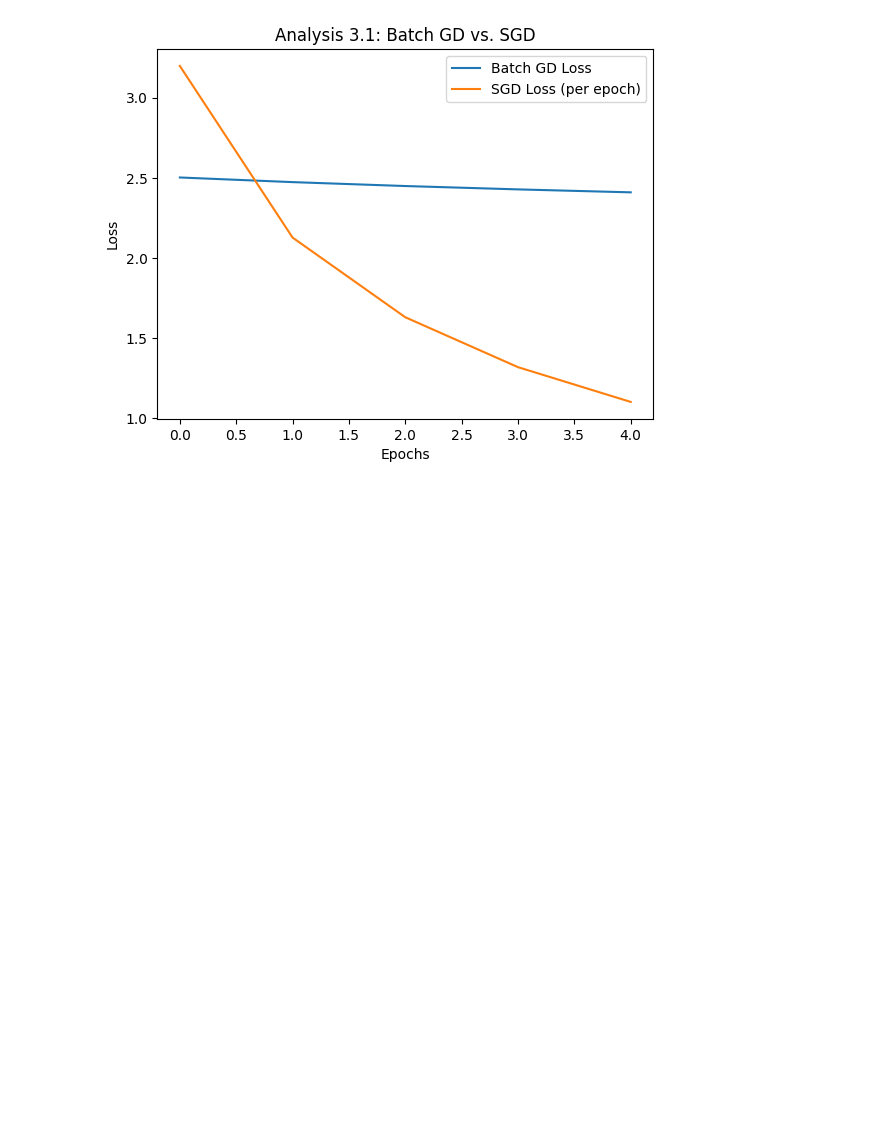
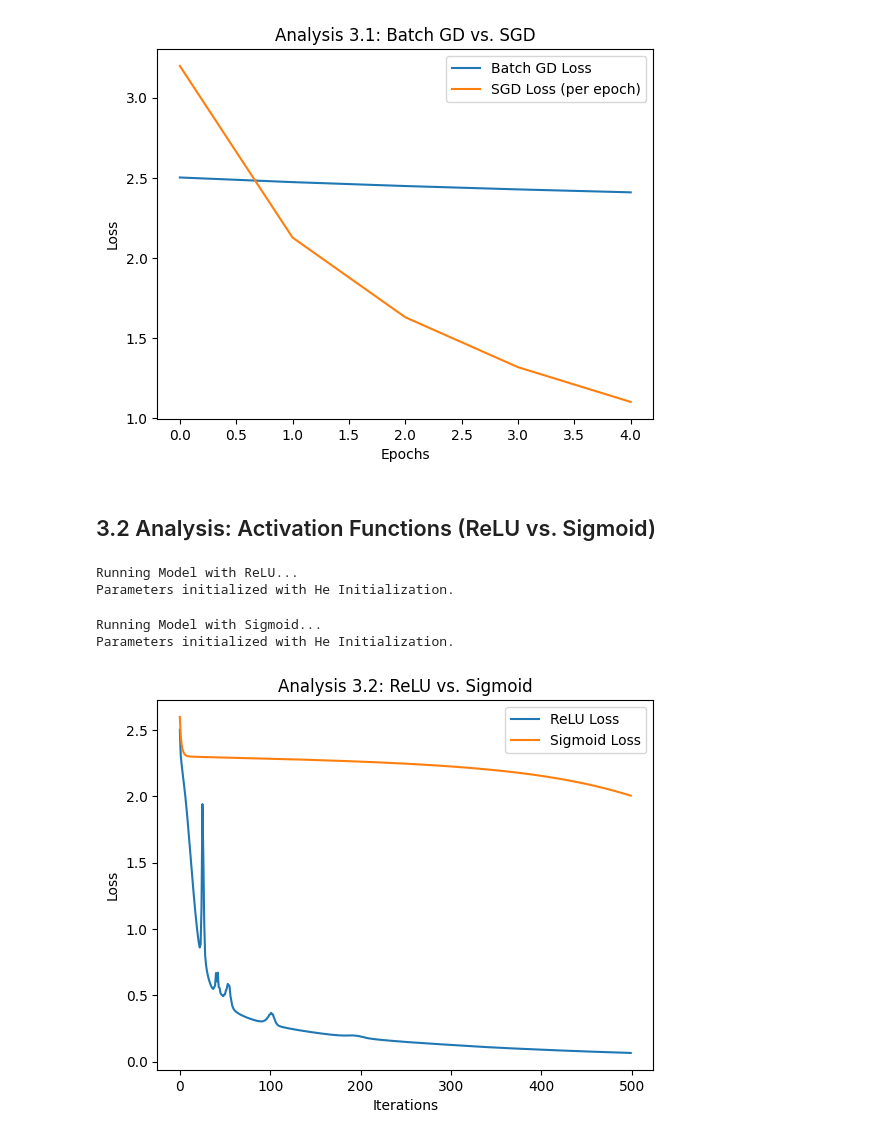
Before and after one commit to IlyaJahed2004/neural-networks-from-scratch, a Jupyter notebook: ANN_PROJECT.ipynb, the cells around one changed output. Saved outputs shown, nothing was run; the diff lists cells and outputs as text; code cells hidden in the pictures; blank space fills up the shorter version.

```diff
--- a/ANN_PROJECT.ipynb
+++ b/ANN_PROJECT.ipynb
@@ -828,3 +828,16 @@ Parameters initialized with He Initialization.
 Running Stochastic Gradient Descent...
 Parameters initialized with He Initialization.
 [figure]
+# %% [markdown]
+## 3.2 Analysis: Activation Functions (ReLU vs. Sigmoid)
+# %%
+import numpy as np
+
+def sigmoid(x):
+    return np.where(x >= 0,
+                    1 / (1 + np.exp(-x)),
+                    np.exp(x) / (1 + np.exp(x)))
+
+def dsigmoid(x):
+    s = sigmoid(x)
+    return s * (1 - s)
@@ -830,0 +980,29 @@ Parameters initialized with He Initialization.
+# %%
+# --- Run ReLU Model ---
+print("Running Model with ReLU...")
+np.random.seed(seed)
+init_params_relu = Initialization(I_clf, H1, H2, H3, O_clf)
+losses_relu, params_relu = training_flexible(X_sample_train, y_sample_train, init_params_relu,
+                                               eta=0.1, num_iters=500, lmbda=0.01, hidden_activation='relu')
+
+# --- Run Sigmoid Model ---
+print("Running Model with Sigmoid...")
+np.random.seed(seed)
+init_params_sigmoid = Initialization(I_clf, H1, H2, H3, O_clf)
+losses_sigmoid, params_sigmoid = training_flexible(X_sample_train, y_sample_train, init_params_sigmoid,
+                                                   eta=0.1, num_iters=500, lmbda=0.01, hidden_activation='sigmoid')
+
+# --- Plot Results ---
+plt.plot(losses_relu, label='ReLU Loss')
+plt.plot(losses_sigmoid, label='Sigmoid Loss')
+plt.xlabel('Iterations')
+plt.ylabel('Loss')
+plt.legend()
+plt.title('Analysis 3.2: ReLU vs. Sigmoid')
+plt.show()
+# %% [output]
+Running Model with ReLU...
+Parameters initialized with He Initialization.
+Running Model with Sigmoid...
+Parameters initialized with He Initialization.
+[figure, added]
```
Also changed, not shown: parts of 9 cells of this notebook, 1 other file.
